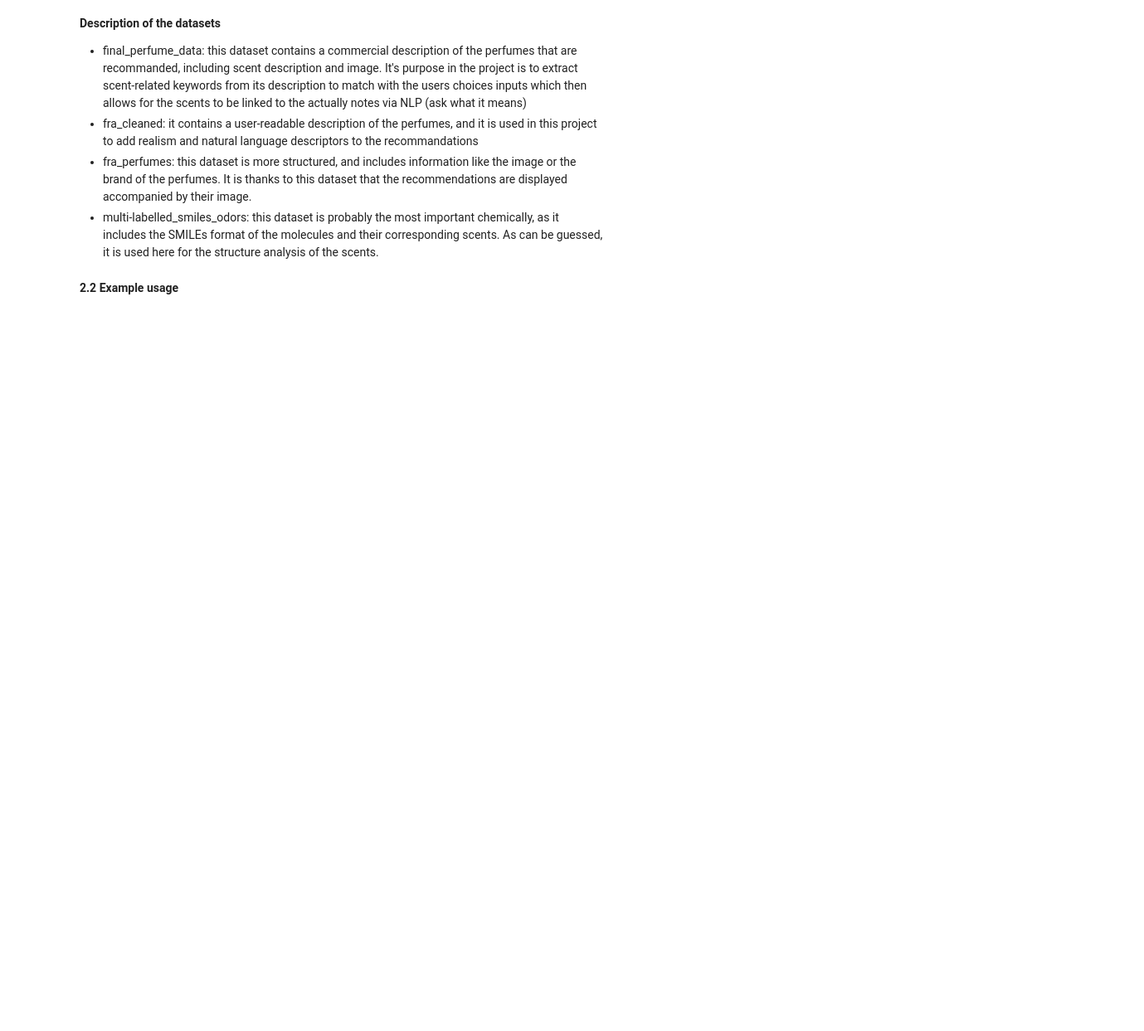
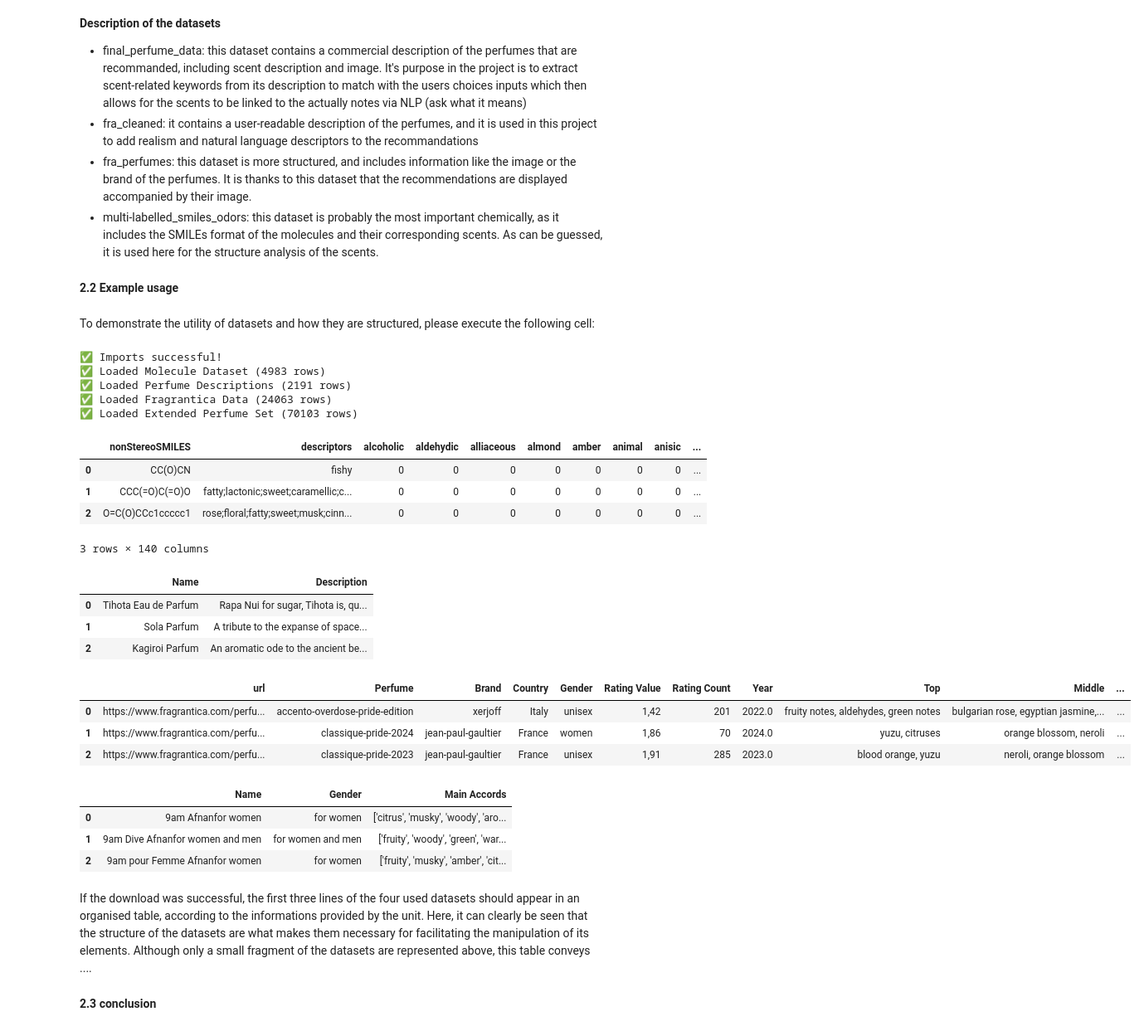
Before and after one commit to marieblcq/chooseyourperfume, a Jupyter notebook: notebooks/project_report.ipynb, the cells around one changed output. Shown: that part at 83% size. Cells and saved outputs as stored; diff of their text form; code cells hidden in the pictures; blank space fills up the shorter version.

```diff
--- a/notebooks/project_report.ipynb
+++ b/notebooks/project_report.ipynb
@@ -72,3 +93,67 @@ Specifically in this project, four datasets were used, each with its own purpose
 - multi-labelled_smiles_odors: this dataset is probably the most important chemically, as it includes the SMILEs format of the molecules and their corresponding scents. As can be guessed, it is used here for the structure analysis of the scents.
 # %% [markdown]
 **2.2 Example usage**
+# %% [markdown]
+To demonstrate the utility of datasets and how they are structured, please execute the following cell:
+# %%
+try:
+    from dataset import (load_csv, load_smiles_odors, load_perfume_descriptions, load_fragrantica_data, load_extended_perfume_set)
+    print("✅ Imports successful!")
+except ImportError as e:
+    print(f"❌ Import failed: {e}")
+
+# 🧪 Helper function to load dataset safely
+def try_load(name, loader_func):
+    try:
+        df = loader_func()
+        print(f"✅ Loaded {name} ({len(df)} rows)")
+        return df
+    except FileNotFoundError as e:
+        print(f"⚠️ Could not load {name}: {e}")
+        return None
+
+# 🔁 Load each dataset
+df_smiles = try_load("Molecule Dataset", load_smiles_odors)
+df_desc   = try_load("Perfume Descriptions", load_perfume_descriptions)
+df_frag   = try_load("Fragrantica Data", load_fragrantica_data)
+df_extended = try_load("Extended Perfume Set", load_extended_perfume_set)
+
+# 📊 Display first few rows of each (if loaded)
+if df_smiles is not None:
+    display(df_smiles.head(3))
+
+if df_desc is not None and 'Name' in df_desc.columns and 'Description' in df_desc.columns:
+    display(df_desc[['Name', 'Description']].head(3))
+
+if df_frag is not None:
+    display(df_frag.head(3))
+
+if df_extended is not None and 'Name' in df_extended.columns:
+    display(df_extended[['Name', 'Gender', 'Main Accords']].head(3))
+# %% [output]
+✅ Imports successful!
+✅ Loaded Molecule Dataset (4983 rows)
+✅ Loaded Perfume Descriptions (2191 rows)
+✅ Loaded Fragrantica Data (24063 rows)
+✅ Loaded Extended Perfume Set (70103 rows)
+|  | nonStereoSMILES | descriptors | alcoholic | aldehydic | alliaceous | almond | amber | animal | anisic | ... |
+| 0 | CC(O)CN | fishy | 0 | 0 | 0 | 0 | 0 | 0 | 0 | ... |
+| 1 | CCC(=O)C(=O)O | fatty;lactonic;sweet;caramellic;c... | 0 | 0 | 0 | 0 | 0 | 0 | 0 | ... |
+| 2 | O=C(O)CCc1ccccc1 | rose;floral;fatty;sweet;musk;cinn... | 0 | 0 | 0 | 0 | 0 | 0 | 0 | ... |
+3 rows × 140 columns
+|  | Name | Description |
+| 0 | Tihota Eau de Parfum | Rapa Nui for sugar, Tihota is, qu... |
+| 1 | Sola Parfum | A tribute to the expanse of space... |
+| 2 | Kagiroi Parfum | An aromatic ode to the ancient be... |
+|  | url | Perfume | Brand | Country | Gender | Rating Value | Rating Count | Year | Top | Middle | ... |
+| 0 | https://www.fragrantica.com/perfu... | accento-overdose-pride-edition | xerjoff | Italy | unisex | 1,42 | 201 | 2022.0 | fruity notes, aldehydes, green notes | bulgarian rose, egyptian jasmine,... | ... |
+| 1 | https://www.fragrantica.com/perfu... | classique-pride-2024 | jean-paul-gaultier | France | women | 1,86 | 70 | 2024.0 | yuzu, citruses | orange blossom, neroli | ... |
+| 2 | https://www.fragrantica.com/perfu... | classique-pride-2023 | jean-paul-gaultier | France | unisex | 1,91 | 285 | 2023.0 | blood orange, yuzu | neroli, orange blossom | ... |
+|  | Name | Gender | Main Accords |
+| 0 | 9am Afnanfor women | for women | ['citrus', 'musky', 'woody', 'aro... |
+| 1 | 9am Dive Afnanfor women and men | for women and men | ['fruity', 'woody', 'green', 'war... |
+| 2 | 9am pour Femme Afnanfor women | for women | ['fruity', 'musky', 'amber', 'cit... |
+# %% [markdown]
+If the download was successful, the first three lines of the four used datasets should appear in an organised table, according to the informations provided by the unit. Here, it can clearly be seen that the structure of the datasets are what makes them necessary for facilitating the manipulation of its elements. Although only a small fragment of the datasets are represented above, this table conveys ....
+# %% [markdown]
+**2.3 conclusion**
```
Also changed, not shown: parts of 16 cells of this notebook, 2 other files.
